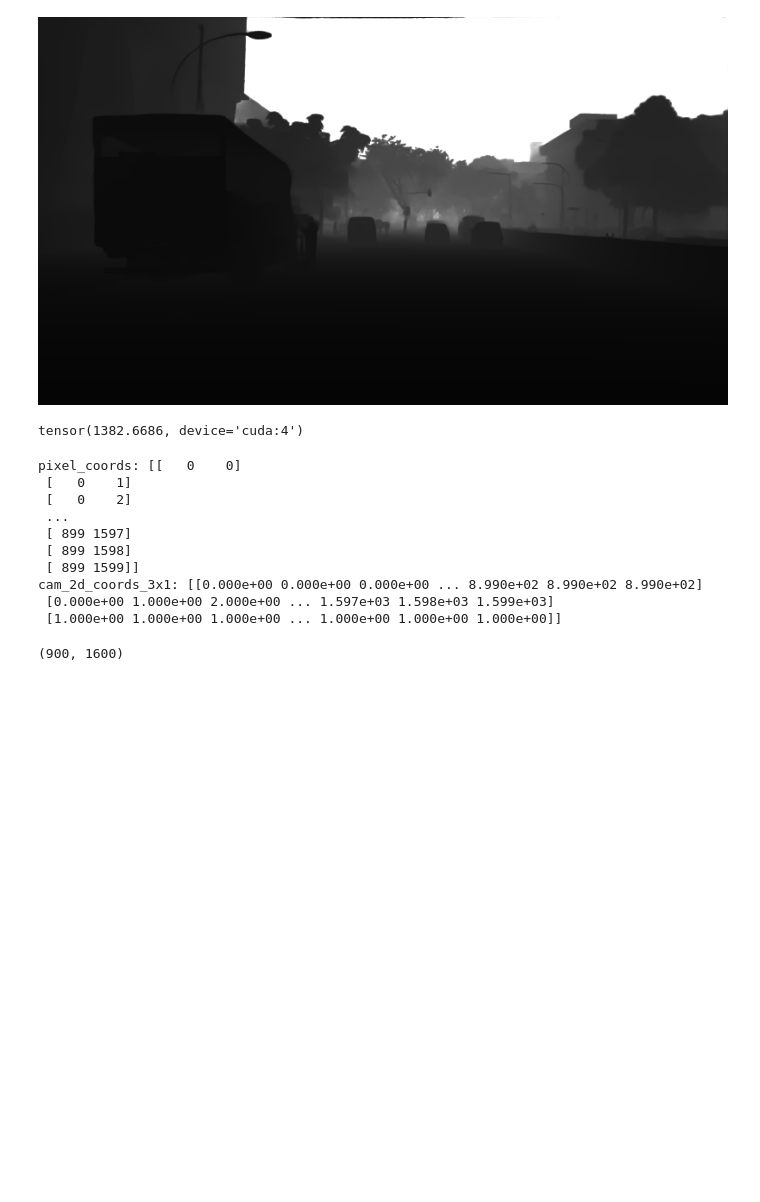
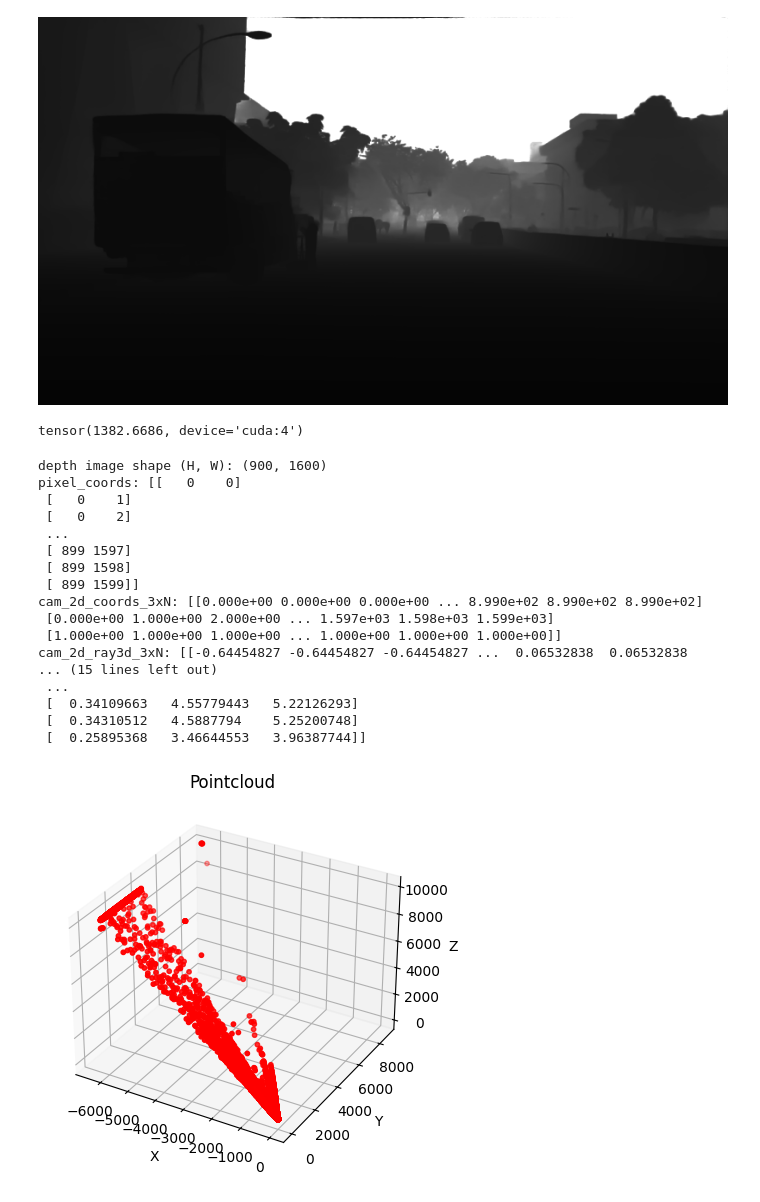
Before and after one commit to alanglk/BEV2Seg_2, a Jupyter notebook: src/depth_pro_test.ipynb, the cells around one changed output. Saved outputs shown, nothing was run; the diff lists cells and outputs as text; code cells hidden in the pictures; blank space fills up the shorter version.

```diff
--- a/src/depth_pro_test.ipynb
+++ b/src/depth_pro_test.ipynb
@@ -78,15 +75,35 @@ scene = scl.Scene(vcd)
 camera = scene.get_camera("CAM_FRONT")
 
 h, w = depth_image_np.shape
+depth_pixel_values = depth_image_np.flatten()
+print(f"depth image shape (H, W): {h, w}")
 
 x_coords, y_coords  = np.meshgrid(np.arange(w), np.arange(h))
 pixel_coords        = np.stack([y_coords.ravel(), x_coords.ravel()], axis=-1)
 print(f"pixel_coords: {pixel_coords}")
 
-cam_2d_coords_3x1 = utils.add_homogeneous_row(pixel_coords.T)
-cam_2d_coords_3x1
-print(f"cam_2d_coords_3x1: {cam_2d_coords_3x1}")
+cam_2d_coords_3xN = utils.add_homogeneous_row(pixel_coords.T)
+print(f"cam_2d_coords_3xN: {cam_2d_coords_3xN}")
+
+cam_2d_ray3d_3xN = camera.reproject_points2d(points2d_3xN=cam_2d_coords_3xN)
+print(f"cam_2d_ray3d_3xN: {cam_2d_ray3d_3xN}")
+
+
+xyz_3d_coords_3xN = cam_2d_ray3d_3xN * depth_pixel_values
+print(f"xyz_3d_coords_3xN.shape: {xyz_3d_coords_3xN.shape} | xyz_3d_coords_3xN: {xyz_3d_coords_3xN}")
+
+
+non_zero_depth_mask = xyz_3d_coords_3xN[:, 2] != 0
+pcd_points  = xyz_3d_coords_3xN[non_zero_depth_mask]
+pcd_points = pcd_points.T
+print(f"non_zero_depth_mask.shape: {non_zero_depth_mask.shape} | non_zero_depth_mask: {non_zero_depth_mask}")
+print(f"pcd_points.shape: {pcd_points.shape} | pcd_points: {pcd_points}")
+
+
+point_cloud = o3d.geometry.PointCloud()
+point_cloud.points = o3d.utility.Vector3dVector(pcd_points)
 # %% [output]
+depth image shape (H, W): (900, 1600)
 pixel_coords: [[   0    0]
  [   0    1]
  [   0    2]
@@ -94,10 +111,32 @@ pixel_coords: [[   0    0]
  [ 899 1597]
  [ 899 1598]
  [ 899 1599]]
-cam_2d_coords_3x1: [[0.000e+00 0.000e+00 0.000e+00 ... 8.990e+02 8.990e+02 8.990e+02]
+cam_2d_coords_3xN: [[0.000e+00 0.000e+00 0.000e+00 ... 8.990e+02 8.990e+02 8.990e+02]
  [0.000e+00 1.000e+00 2.000e+00 ... 1.597e+03 1.598e+03 1.599e+03]
  [1.000e+00 1.000e+00 1.000e+00 ... 1.000e+00 1.000e+00 1.000e+00]]
+cam_2d_ray3d_3xN: [[-0.64454827 -0.64454827 -0.64454827 ...  0.06532838  0.06532838
+... (15 lines left out)
+ ...
+ [  0.34109663   4.55779443   5.22126293]
+ [  0.34310512   4.5887794    5.25200748]
+ [  0.25895368   3.46644553   3.96387744]]
-# %%
-depth_image_np.shape
-# %% [output]
-(900, 1600)
+# %%
+xyz = np.asarray(point_cloud.points)
+
+# Crear una figura y un conjunto de ejes 3D
+fig = plt.figure()
+ax = fig.add_subplot(111, projection='3d')
+
+# Graficar la nube de puntos
+ax.scatter(xyz[:, 0], xyz[:, 1], xyz[:, 2], s=10, c='r', marker='o')
+
+# Etiquetas y título
+ax.set_xlabel('X')
+ax.set_ylabel('Y')
+ax.set_zlabel('Z')
+ax.set_title('Pointcloud')
+
+# Mostrar el gráfico
+plt.show()
+# %% [output]
+[figure, added]
```
Also changed, not shown: parts of 1 cell of this notebook, 17 other files.
